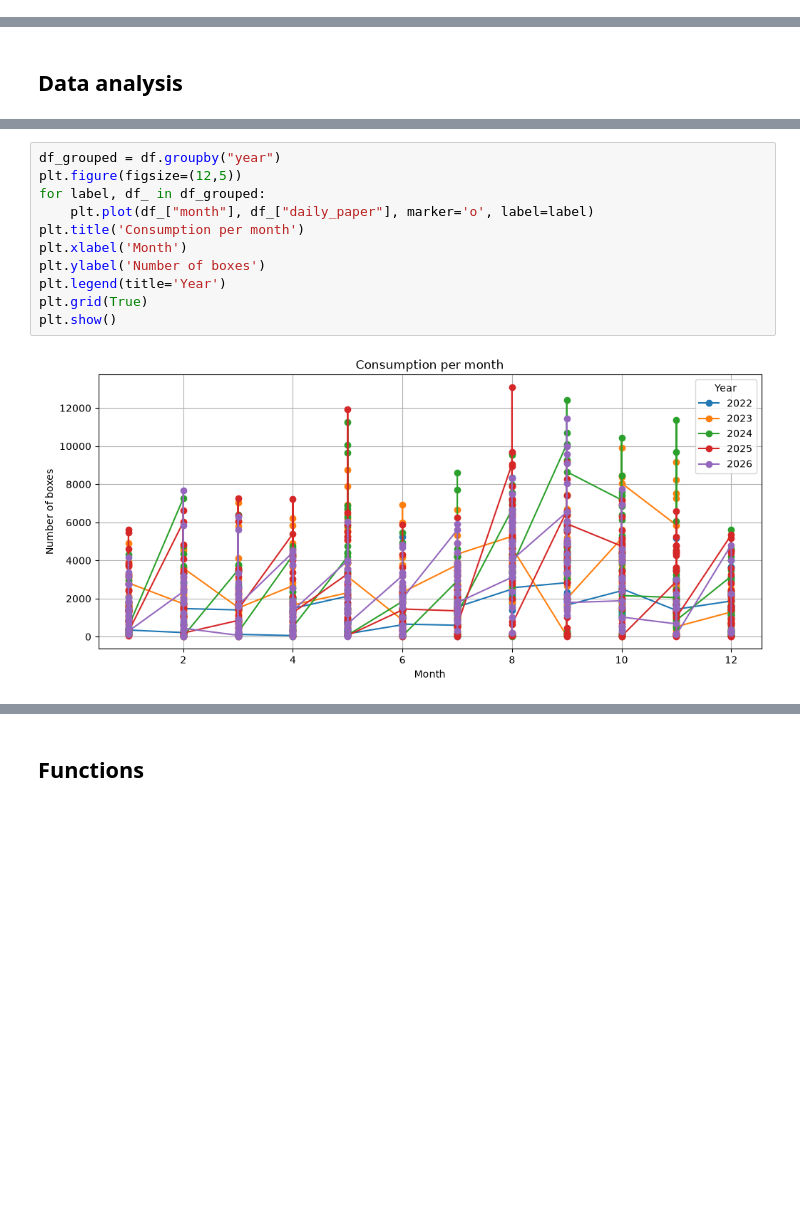
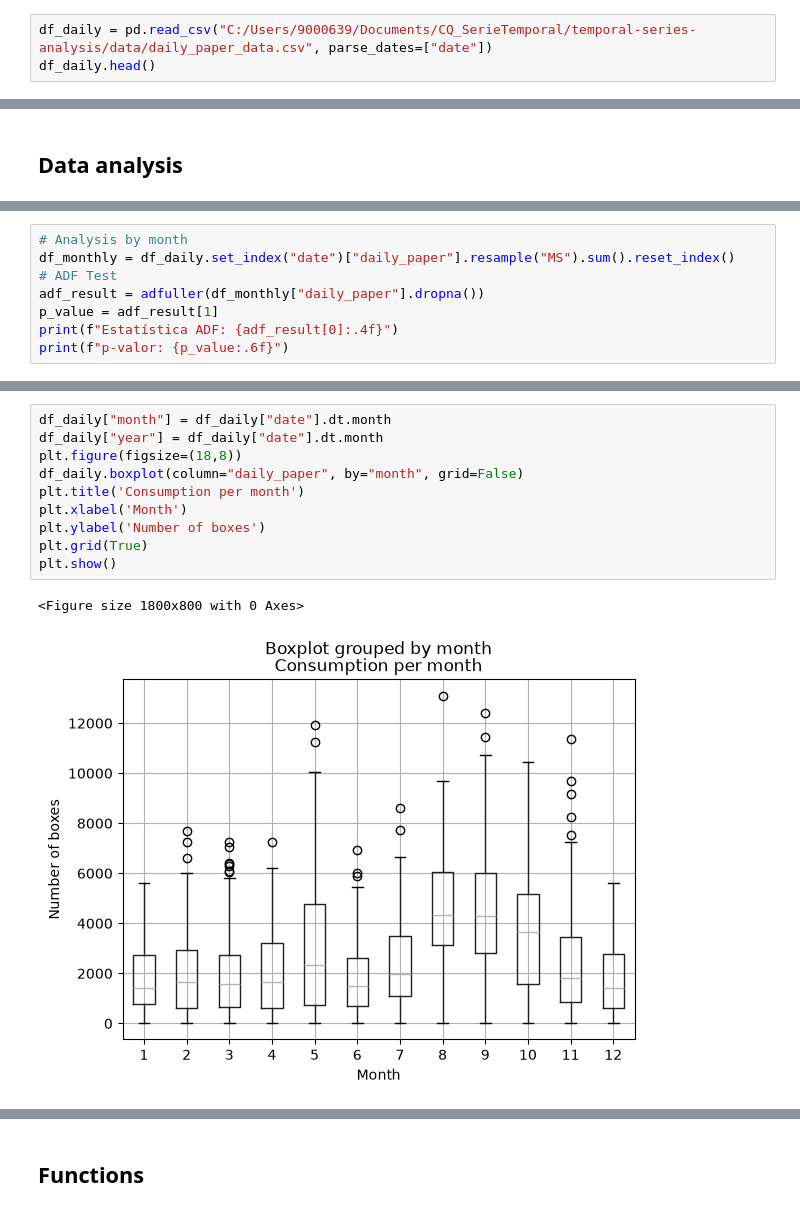
Before and after one commit to 9000639lpht/temporal-series-analysis, a Jupyter notebook: notebooks/SQL_data.ipynb, the cells around one changed output, grey strips where cells are left out. Cells and saved outputs as stored; diff of their text form; blank space fills up the shorter version.

```diff
--- a/notebooks/SQL_data.ipynb
+++ b/notebooks/SQL_data.ipynb
@@ -94,0 +101,3 @@ df
+# %%
+df_daily = pd.read_csv("C:/Users/9000639/Documents/CQ_SerieTemporal/temporal-series-analysis/data/daily_paper_data.csv", parse_dates=["date"])
+df_daily.head()
@@ -132,0 +149,8 @@ plt.show()
+# %%
+# Analysis by month
+df_monthly = df_daily.set_index("date")["daily_paper"].resample("MS").sum().reset_index()
+# ADF Test
+adf_result = adfuller(df_monthly["daily_paper"].dropna())
+p_value = adf_result[1]
+print(f"Estatística ADF: {adf_result[0]:.4f}")
+print(f"p-valor: {p_value:.6f}")
@@ -167,13 +255,13 @@ df
 # %%
-df_grouped = df.groupby("year")
-plt.figure(figsize=(12,5))
-for label, df_ in df_grouped:
-    plt.plot(df_["month"], df_["daily_paper"], marker='o', label=label)
+df_daily["month"] = df_daily["date"].dt.month
+df_daily["year"] = df_daily["date"].dt.month
+plt.figure(figsize=(18,8))
+df_daily.boxplot(column="daily_paper", by="month", grid=False)
 plt.title('Consumption per month')
 plt.xlabel('Month')
 plt.ylabel('Number of boxes')
-plt.legend(title='Year')
 plt.grid(True)
 plt.show()
 # %% [output]
+<Figure size 1800x800 with 0 Axes>
-[figure, old version]
+[figure, new version]
```
Also changed, not shown: parts of 22 cells of this notebook, 5 other files.
